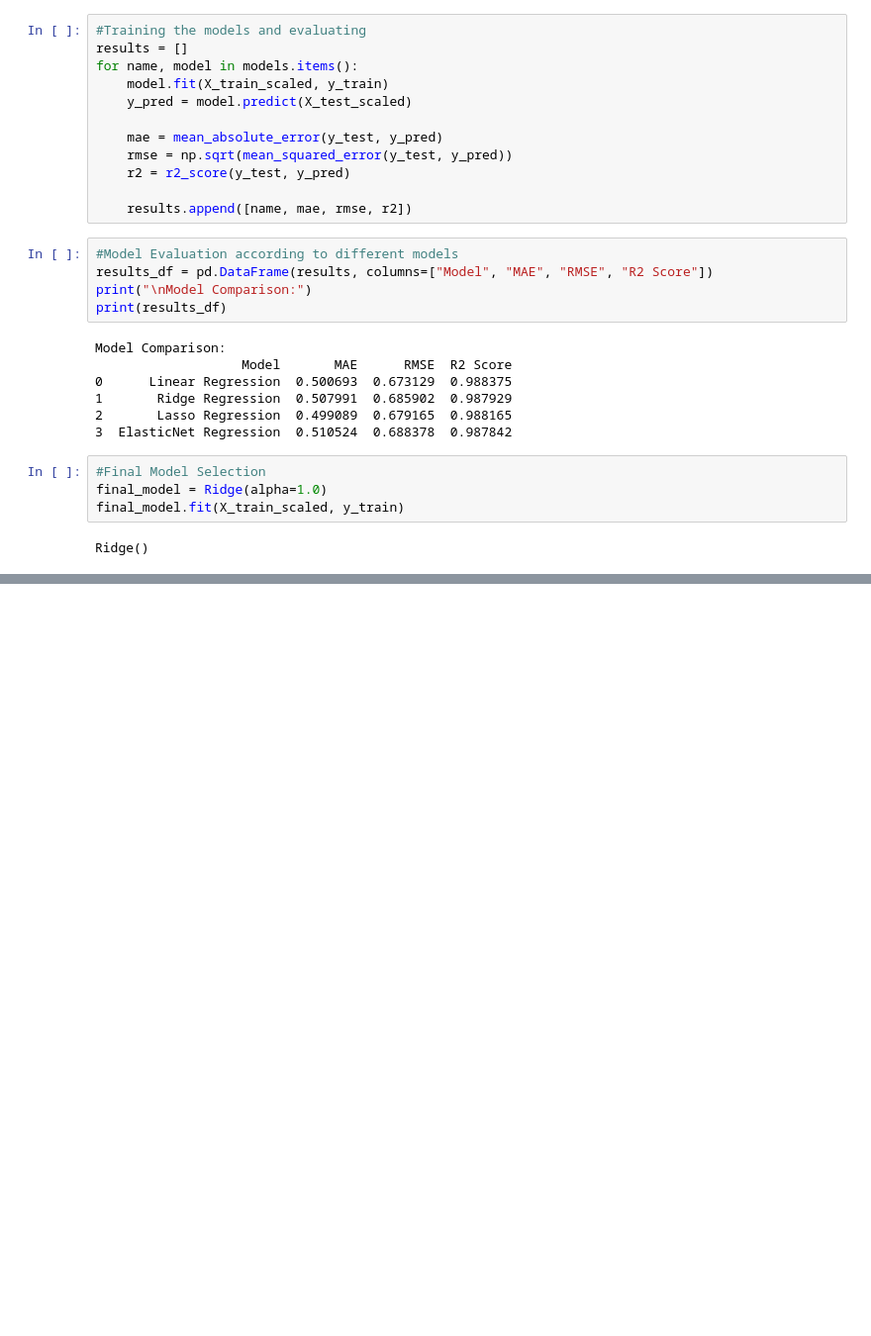
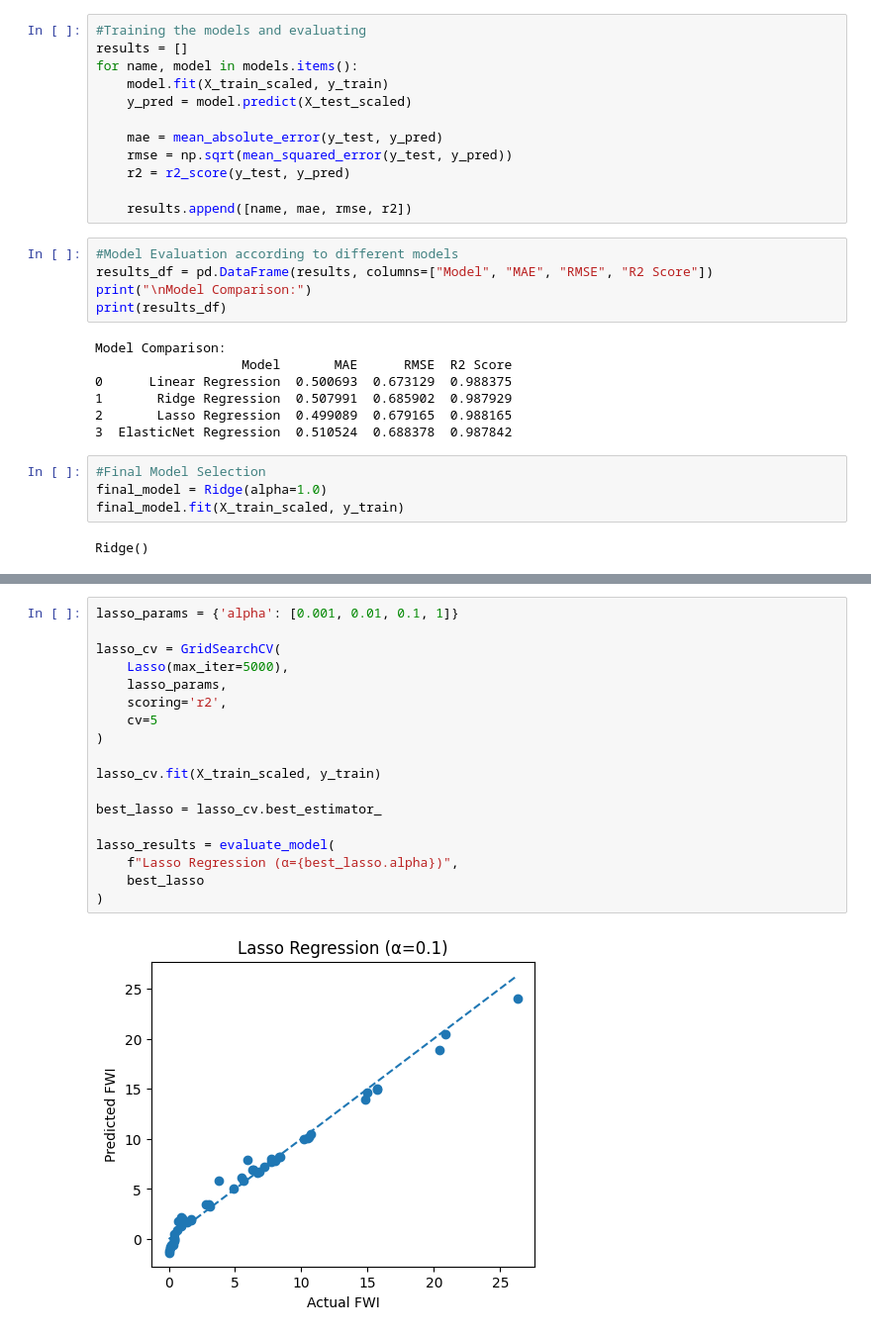
Before and after one commit to Aspire-Infolabs/FWI_Prediction_Batch8, a Jupyter notebook: FWI_Prediction_Pranjali.ipynb, the cells around one changed output, grey strips where cells are left out. Shown at 99% size. Cells and saved outputs as stored; diff of their text form; blank space fills up the shorter version.

```diff
--- a/FWI_Prediction_Pranjali.ipynb
+++ b/FWI_Prediction_Pranjali.ipynb
@@ -351,0 +412,20 @@ with open("./models/ridge.pkl", "wb") as f:
+# %%
+lasso_params = {'alpha': [0.001, 0.01, 0.1, 1]}
+
+lasso_cv = GridSearchCV(
+    Lasso(max_iter=5000),
+    lasso_params,
+    scoring='r2',
+    cv=5
+)
+
+lasso_cv.fit(X_train_scaled, y_train)
+
+best_lasso = lasso_cv.best_estimator_
+
+lasso_results = evaluate_model(
+    f"Lasso Regression (α={best_lasso.alpha})",
+    best_lasso
+)
+# %% [output]
+[figure, added]
```
Also changed, not shown: parts of 9 cells of this notebook.
